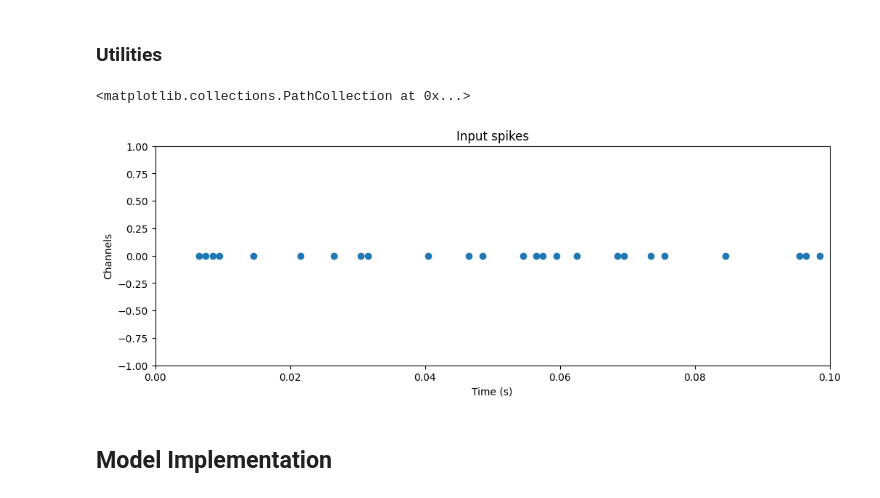
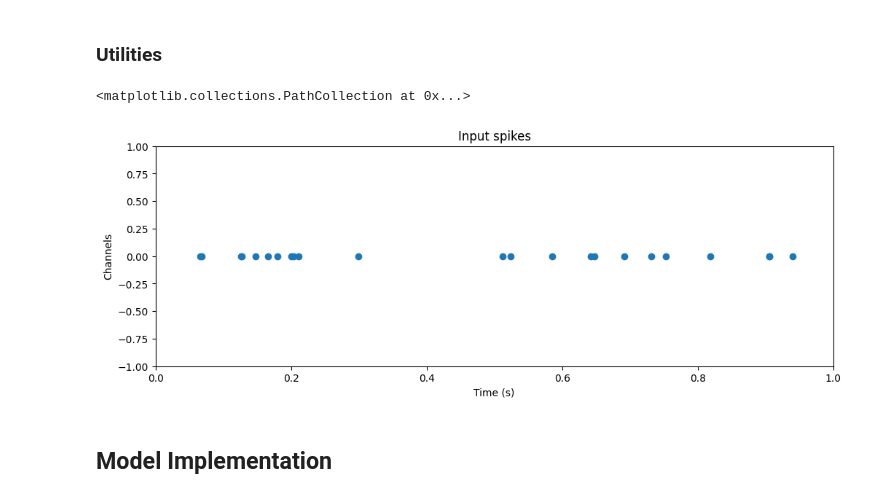
Before and after one commit to synsense/rockpool, a Jupyter notebook: docs/devices/DynapSE/spike_rate.ipynb, the cells around one changed output. Saved outputs shown, nothing was run; the diff lists cells and outputs as text; code cells hidden in the pictures.

```diff
--- a/docs/devices/DynapSE/spike_rate.ipynb
+++ b/docs/devices/DynapSE/spike_rate.ipynb
@@ -80,12 +80,12 @@ def poisson_spike_train(
 # %%
 dt = 1e-3
 # %%
-spikes_in = poisson_spike_train(duration=100e-3, rate=200.0, dt=dt, seed=2022)
+spikes_in = poisson_spike_train(duration=1.0, rate=20.0, dt=dt, seed=2022)
 spike_ts = TSEvent.from_raster(spikes_in, name = 'Input spikes', periodic = True, dt = dt)
 spike_ts.plot()
 # %% [output]
 <matplotlib.collections.PathCollection at 0x...>
-[figure, old version]
+[figure, new version]
 # %% [markdown]
 ## Model Implementation
 # %%
```
Also changed, not shown: parts of 24 cells of this notebook.
